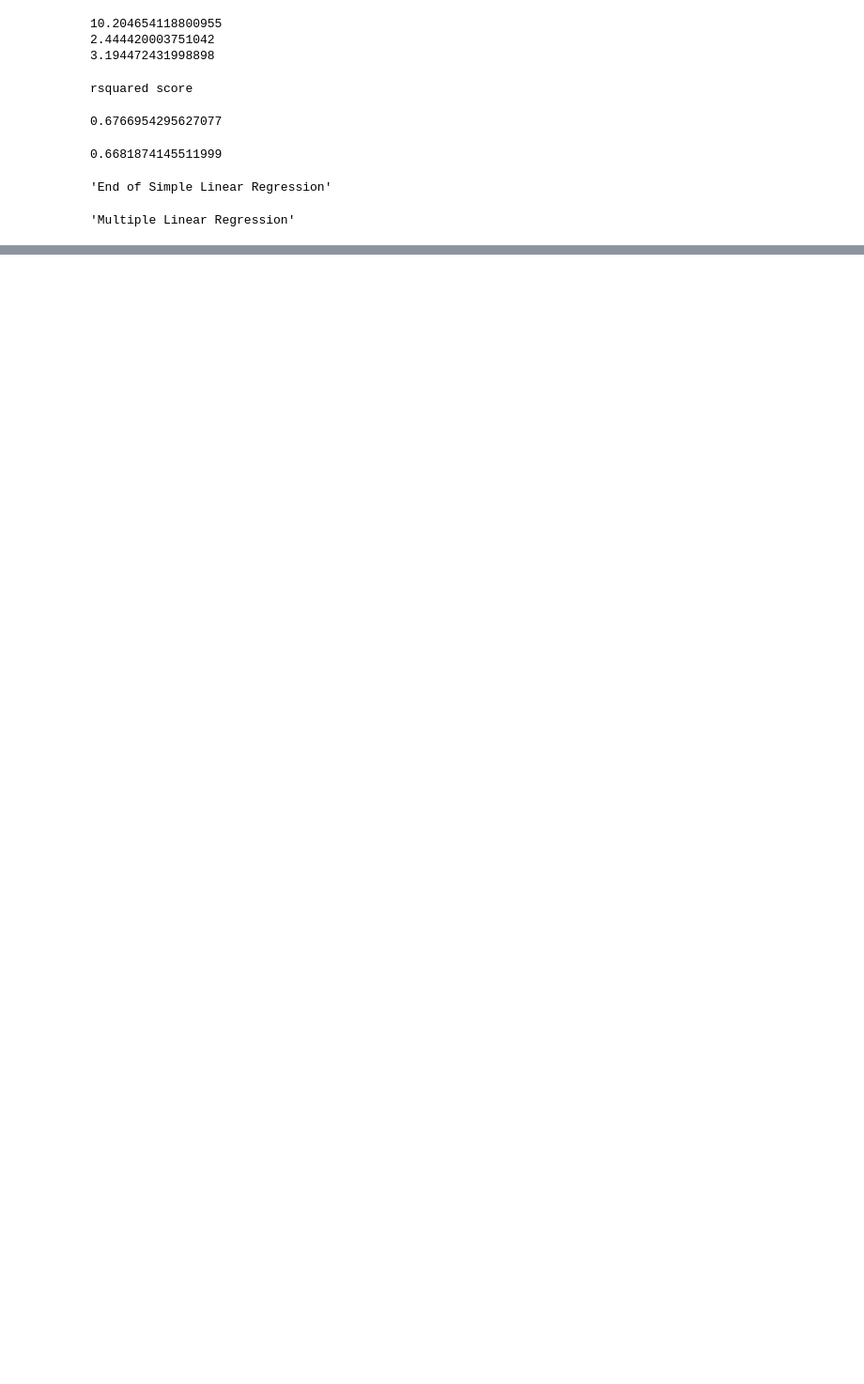
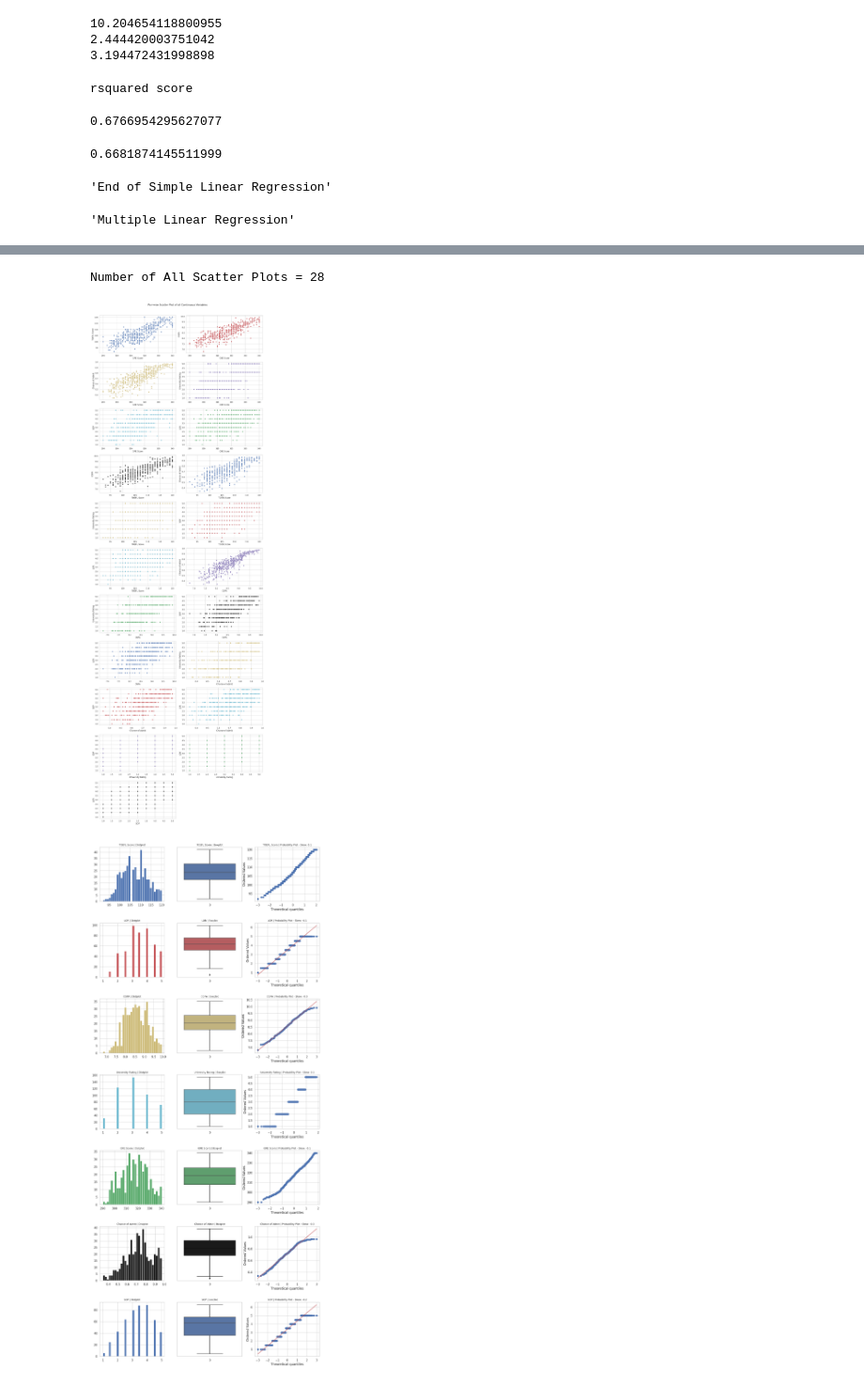
Before and after one commit to Hameedhullah/Machine-Learning, a Jupyter notebook: Regression.ipynb, the cells around one changed output, grey strips where cells are left out. Shown at 94% size. Saved outputs shown, nothing was run; the diff lists cells and outputs as text; code cells hidden in the pictures; blank space fills up the shorter version.

```diff
--- a/Regression.ipynb
+++ b/Regression.ipynb
@@ -316,0 +415,6 @@ ad_data.head()
+# %%
+# Graphical Analysis
+
+AV = AutoViz_Class()
+df = AV.AutoViz('Admission_Prediction.csv')
+# %% [output]
@@ -316,0 +448,3 @@ ad_data.head()
+Number of All Scatter Plots = 28
+[figure, added]
+[figure, added]
```
Also changed, not shown: parts of 13 cells of this notebook.
